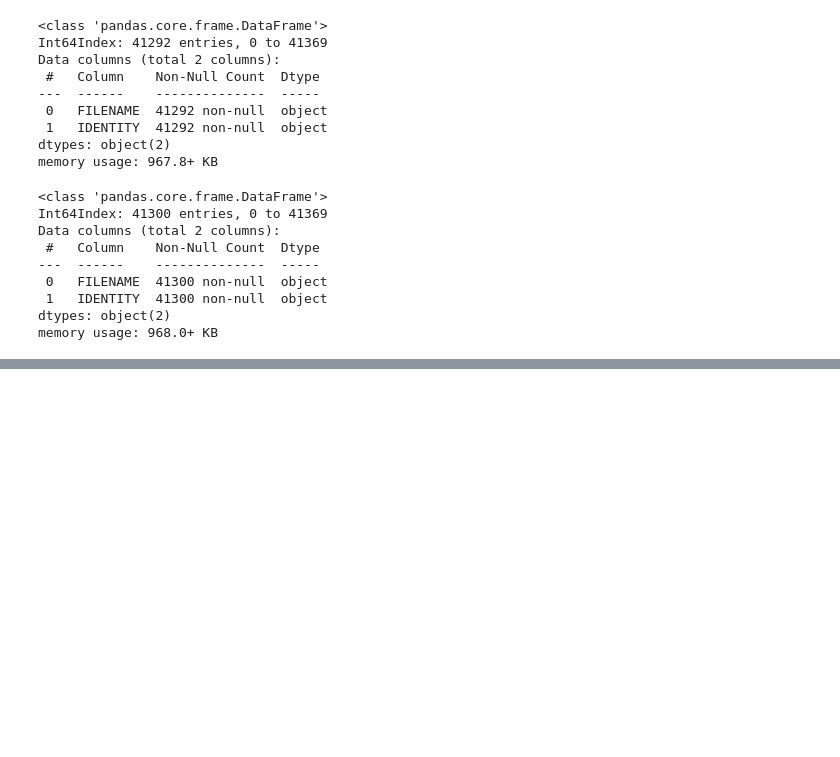
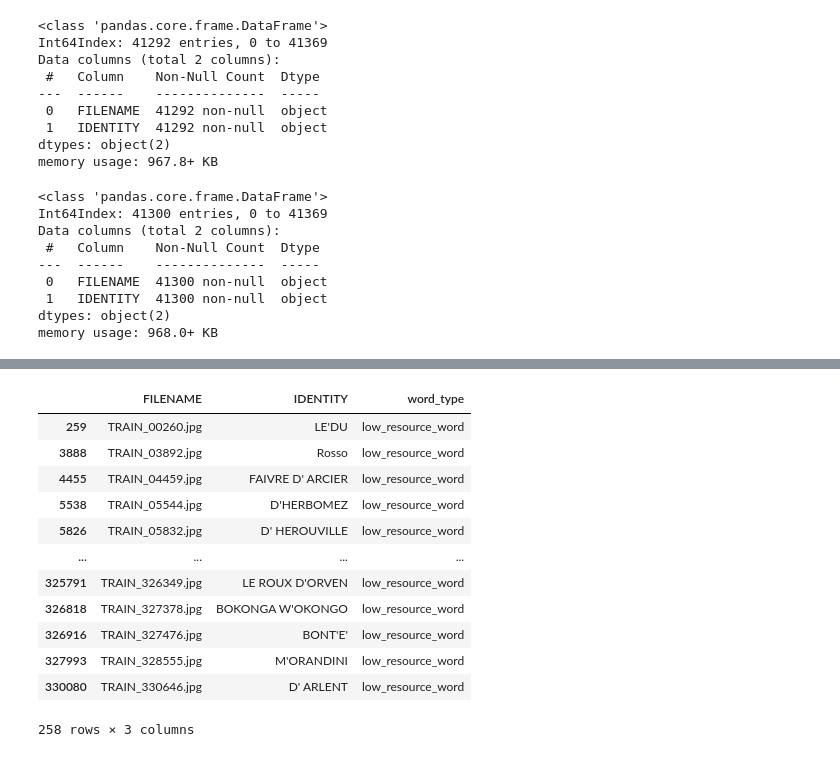
Before and after one commit to nikhil-salodkar/handwriting_recognition, a Jupyter notebook: notebooks/kaggle_handwriting_dataset_prepare.ipynb, the cells around one changed output, grey strips where cells are left out. Drawn from its saved outputs; the diff is of its cells as text; code cells hidden in the pictures; blank space fills up the shorter version.

```diff
--- a/notebooks/kaggle_handwriting_dataset_prepare.ipynb
+++ b/notebooks/kaggle_handwriting_dataset_prepare.ipynb
@@ -138,3 +140,7 @@ memory usage: 968.0+ KB
 train_df.to_csv(os.path.join(data_path, 'train_new.csv'), index=False)
 val_df.to_csv(os.path.join(data_path, 'val_new.csv'), index=False)
 test_df.to_csv(os.path.join(data_path, 'test_new.csv'), index=False)
+# %%
+train_df = pd.read_csv(os.path.join(data_path, 'train_new.csv'))
+val_df = pd.read_csv(os.path.join(data_path, 'val_new.csv'))
+test_df = pd.read_csv(os.path.join(data_path, 'test_new.csv'))
@@ -140,0 +193,9 @@ test_df.to_csv(os.path.join(data_path, 'test_new.csv'), index=False)
+# %%
+# Small letters and digits are very few in number. Lets consider only capital letters as classes for simplicity
+def contains_undesirable_chars(string):
+    chars = list(string)
+    char_list = ["'", 'o', 's', 'y', 'u', 'c', 'e', 'l', 'p', 't', 'r', 'z', 'h', 'i', 'm', 'n', 'b', 'g', 'a', 'v', 'f', '`']
+    for char in chars:
+        if char in char_list:
+            return "low_resource_word"
+    return "normal_word"
@@ -140,0 +204,2 @@ test_df.to_csv(os.path.join(data_path, 'test_new.csv'), index=False)
+# %%
+train_df['word_type'] = train_df['IDENTITY'].progress_apply(lambda x: contains_undesirable_chars(x))
@@ -140,0 +237,16 @@ test_df.to_csv(os.path.join(data_path, 'test_new.csv'), index=False)
+# %%
+train_df[train_df.word_type == 'low_resource_word']
+# %% [output]
+|  | FILENAME | IDENTITY | word_type |
+| 259 | TRAIN_00260.jpg | LE'DU | low_resource_word |
+| 3888 | TRAIN_03892.jpg | Rosso | low_resource_word |
+| 4455 | TRAIN_04459.jpg | FAIVRE D' ARCIER | low_resource_word |
+| 5538 | TRAIN_05544.jpg | D'HERBOMEZ | low_resource_word |
+| 5826 | TRAIN_05832.jpg | D' HEROUVILLE | low_resource_word |
+| ... | ... | ... | ... |
+| 325791 | TRAIN_326349.jpg | LE ROUX D'ORVEN | low_resource_word |
+| 326818 | TRAIN_327378.jpg | BOKONGA W'OKONGO | low_resource_word |
+| 326916 | TRAIN_327476.jpg | BONT'E' | low_resource_word |
+| 327993 | TRAIN_328555.jpg | M'ORANDINI | low_resource_word |
+| 330080 | TRAIN_330646.jpg | D' ARLENT | low_resource_word |
+258 rows × 3 columns
```
Also changed, not shown: parts of 16 cells of this notebook, 2 other files.
